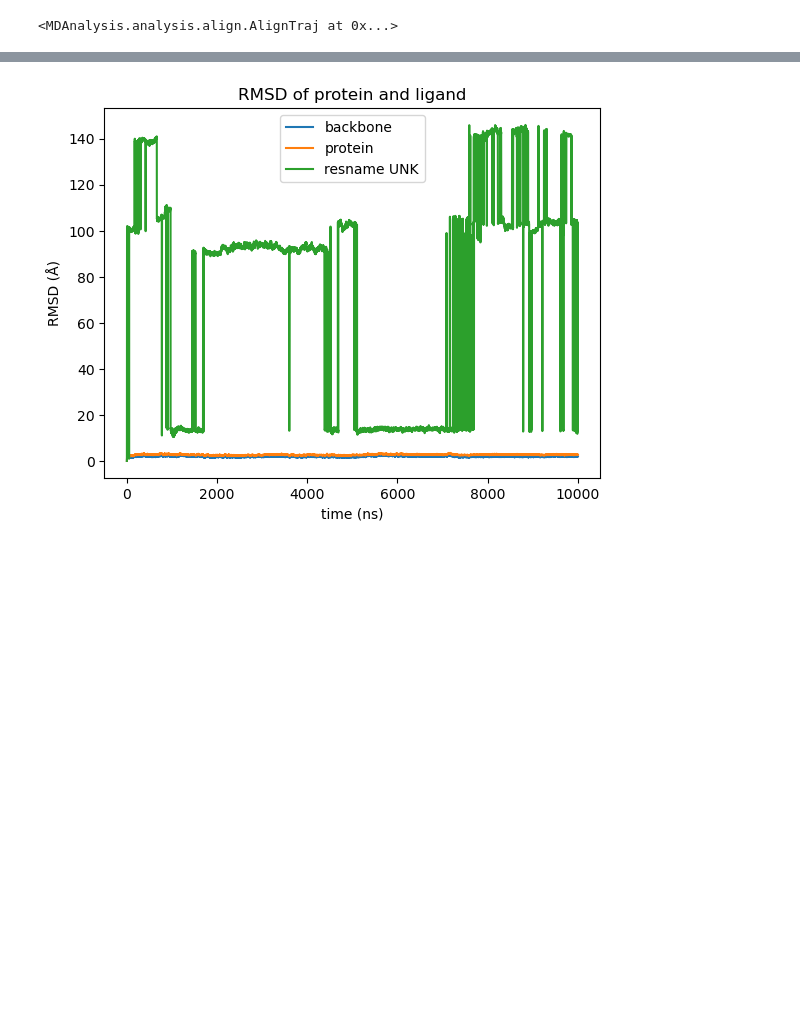
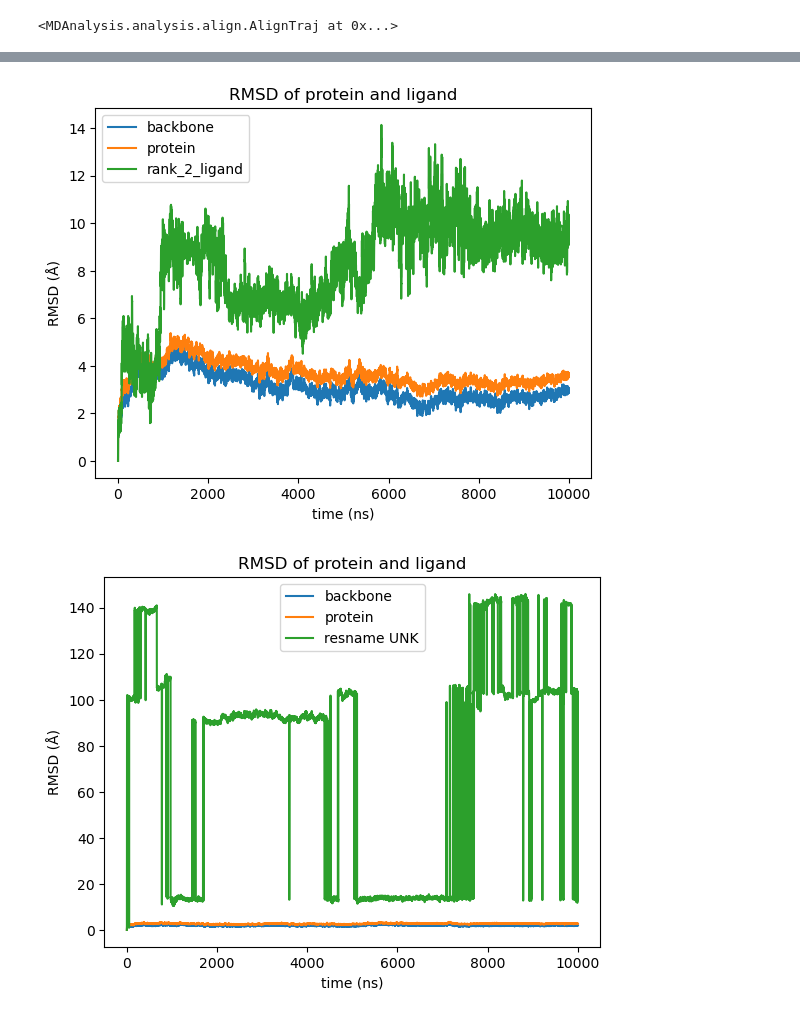
Before and after one commit to DeokhyeonYoon/Molecular-Dynamics-Simulation, a Jupyter notebook: about_rank_2.ipynb, the cells around one changed output, grey strips where cells are left out. Cells and saved outputs as stored; diff of their text form; code cells hidden in the pictures; blank space fills up the shorter version.

```diff
--- a/about_rank_2.ipynb
+++ b/about_rank_2.ipynb
@@ -472,3 +472,10 @@ rmsd.head()
+# %%
+rmsd.plot(title="RMSD of protein and ligand")
+plt.xlabel("time (ns)")
+plt.ylabel("RMSD (Å)");
+plt.savefig("rank2_rmsd_results")
+# %% [output]
+[figure, added]
 # %%
 rmsd.plot(title="RMSD of protein and ligand")
 plt.xlabel("time (ns)")
```
Also changed, not shown: parts of 2 cells of this notebook.
